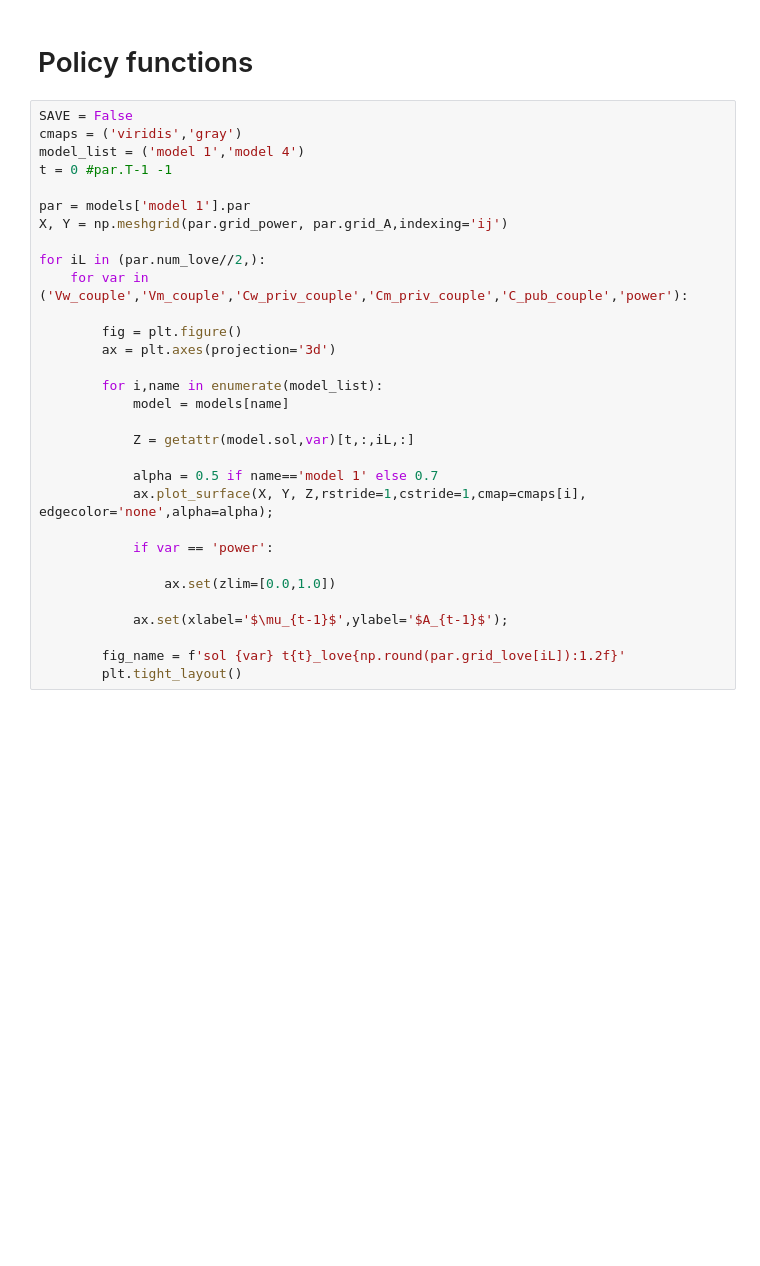
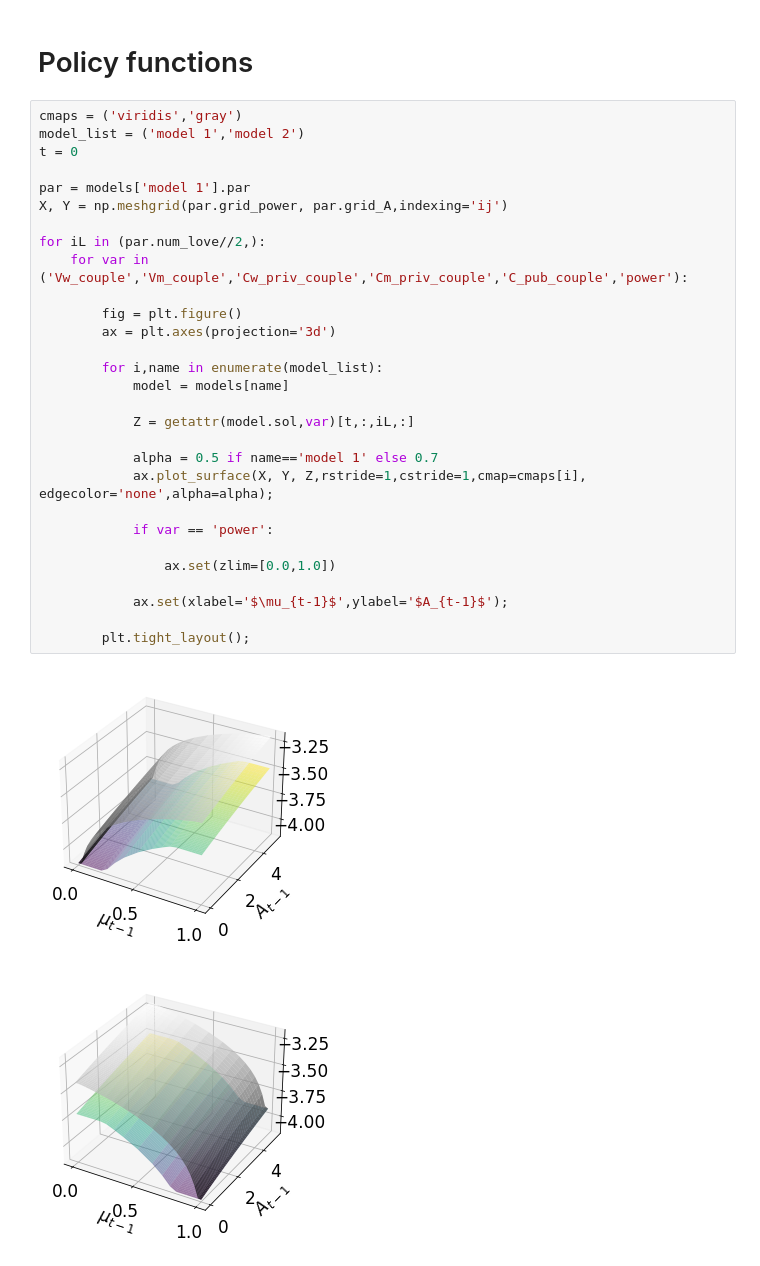
Before and after one commit to ThomasHJorgensen/HouseholdBehaviorCourse, a Jupyter notebook: 08/01 Bargaining.ipynb, the cells around one changed output. Drawn from its saved outputs; the diff is of its cells as text; blank space fills up the shorter version.

```diff
--- a/08/01 Bargaining.ipynb
+++ b/08/01 Bargaining.ipynb
@@ -246,33 +223,34 @@ for model_name in ('model 1','model 4'):
 # %% [markdown]
 # Policy functions
 # %%
-SAVE = False
 cmaps = ('viridis','gray')
-model_list = ('model 1','model 4')
-t = 0 #par.T-1 -1
+model_list = ('model 1','model 2')
+t = 0
 
 par = models['model 1'].par
 X, Y = np.meshgrid(par.grid_power, par.grid_A,indexing='ij')
 
 for iL in (par.num_love//2,):
     for var in ('Vw_couple','Vm_couple','Cw_priv_couple','Cm_priv_couple','C_pub_couple','power'):
 
         fig = plt.figure()
         ax = plt.axes(projection='3d')
 
         for i,name in enumerate(model_list):
             model = models[name]
 
             Z = getattr(model.sol,var)[t,:,iL,:]
 
             alpha = 0.5 if name=='model 1' else 0.7
             ax.plot_surface(X, Y, Z,rstride=1,cstride=1,cmap=cmaps[i], edgecolor='none',alpha=alpha);
 
             if var == 'power':
 
                 ax.set(zlim=[0.0,1.0])
 
             ax.set(xlabel='$\mu_{t-1}$',ylabel='$A_{t-1}$');
 
-        fig_name = f'sol {var} t{t}_love{np.round(par.grid_love[iL]):1.2f}'
-        plt.tight_layout()
+        plt.tight_layout();
+# %% [output]
+[figure, added]
+[figure, added]
```
Also changed, not shown: parts of 7 cells of this notebook.
